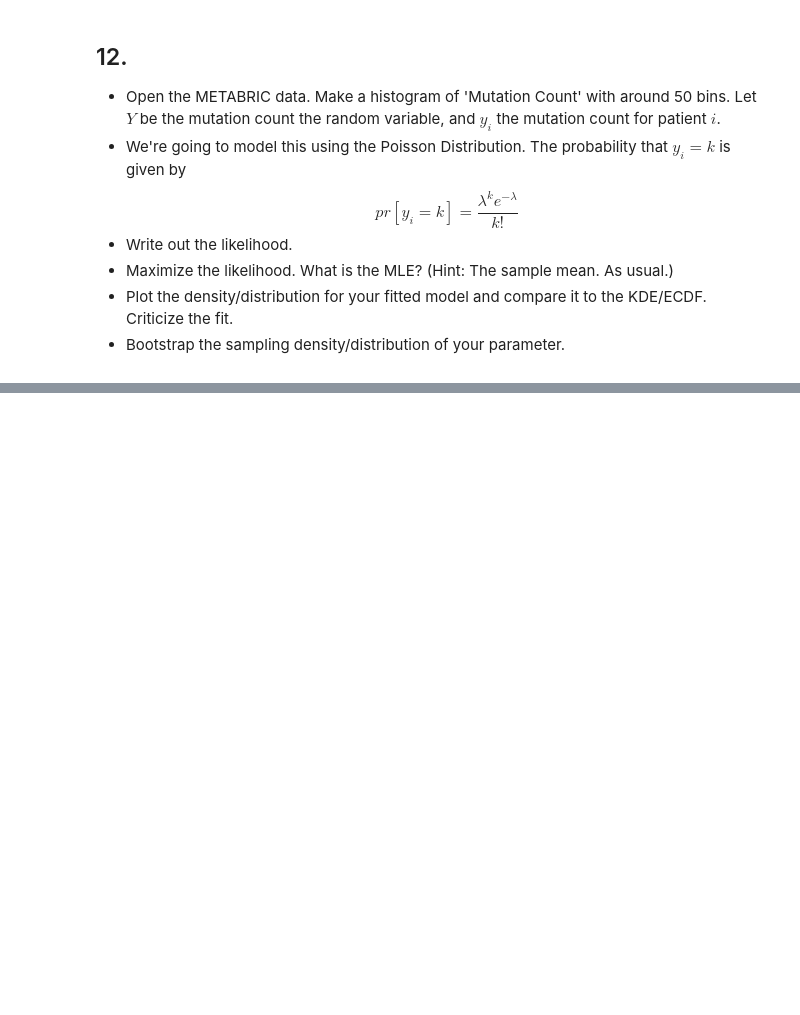
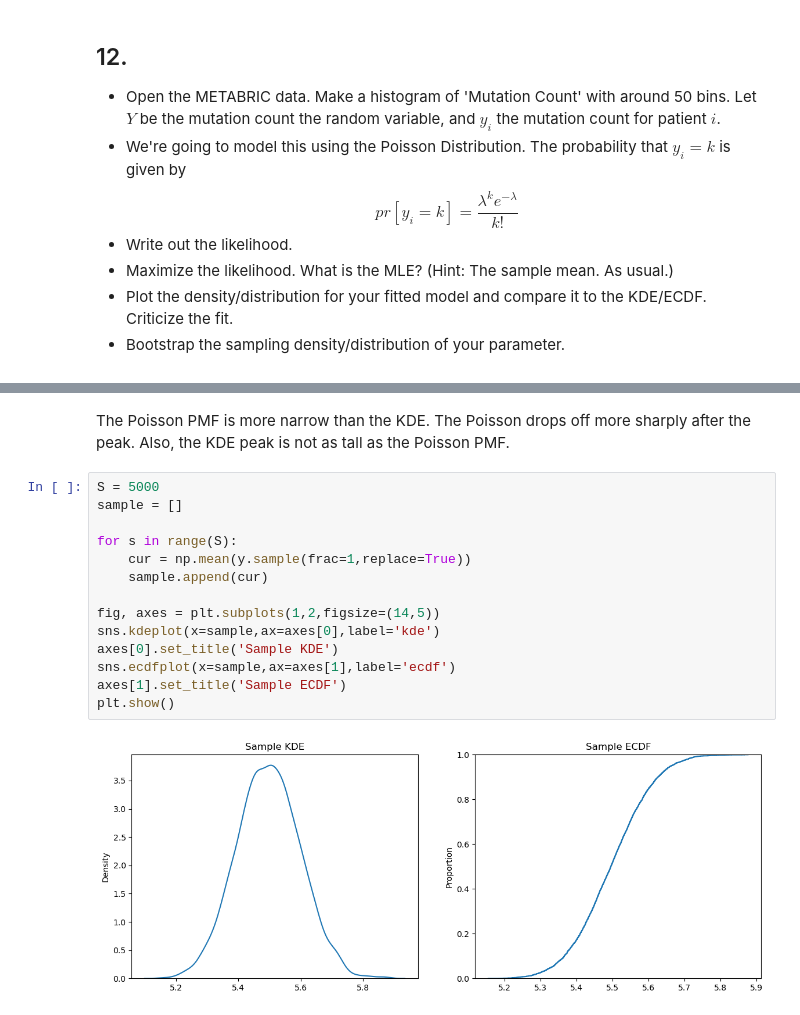
Before and after one commit to andersone17/Uncertainty_Assignment_7, a Jupyter notebook: assignment_7.ipynb, the cells around one changed output, grey strips where cells are left out. Saved outputs shown, nothing was run; the diff lists cells and outputs as text; blank space fills up the shorter version.

```diff
--- a/assignment_7.ipynb
+++ b/assignment_7.ipynb
@@ -302,0 +376,18 @@ $$
+# %% [markdown]
+The Poisson PMF is more narrow than the KDE. The Poisson drops off more sharply after the peak. Also, the KDE peak is not as tall as the Poisson PMF.
+# %%
+S = 5000
+sample = []
+
+for s in range(S):
+    cur = np.mean(y.sample(frac=1,replace=True))
+    sample.append(cur)
+
+fig, axes = plt.subplots(1,2,figsize=(14,5))
+sns.kdeplot(x=sample,ax=axes[0],label='kde')
+axes[0].set_title('Sample KDE')
+sns.ecdfplot(x=sample,ax=axes[1],label='ecdf')
+axes[1].set_title('Sample ECDF')
+plt.show()
+# %% [output]
+[figure, added]
```
Also changed, not shown: parts of 7 cells of this notebook.
